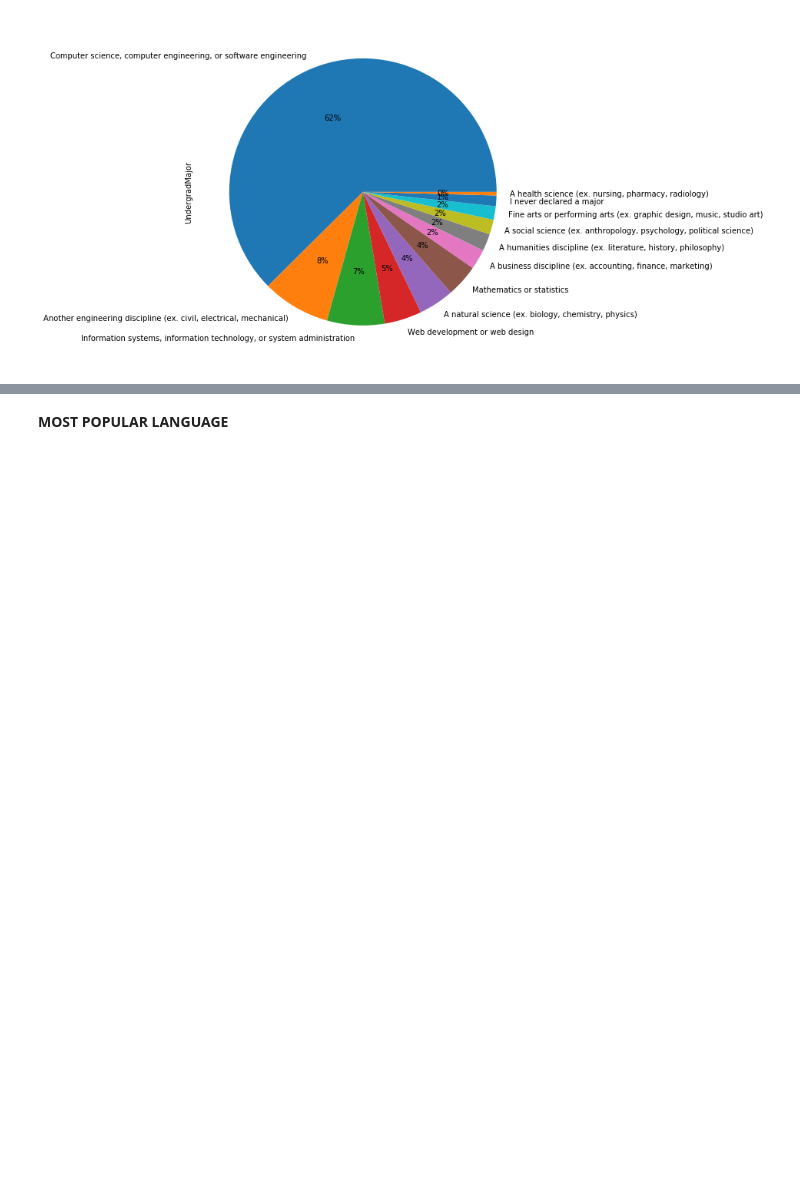
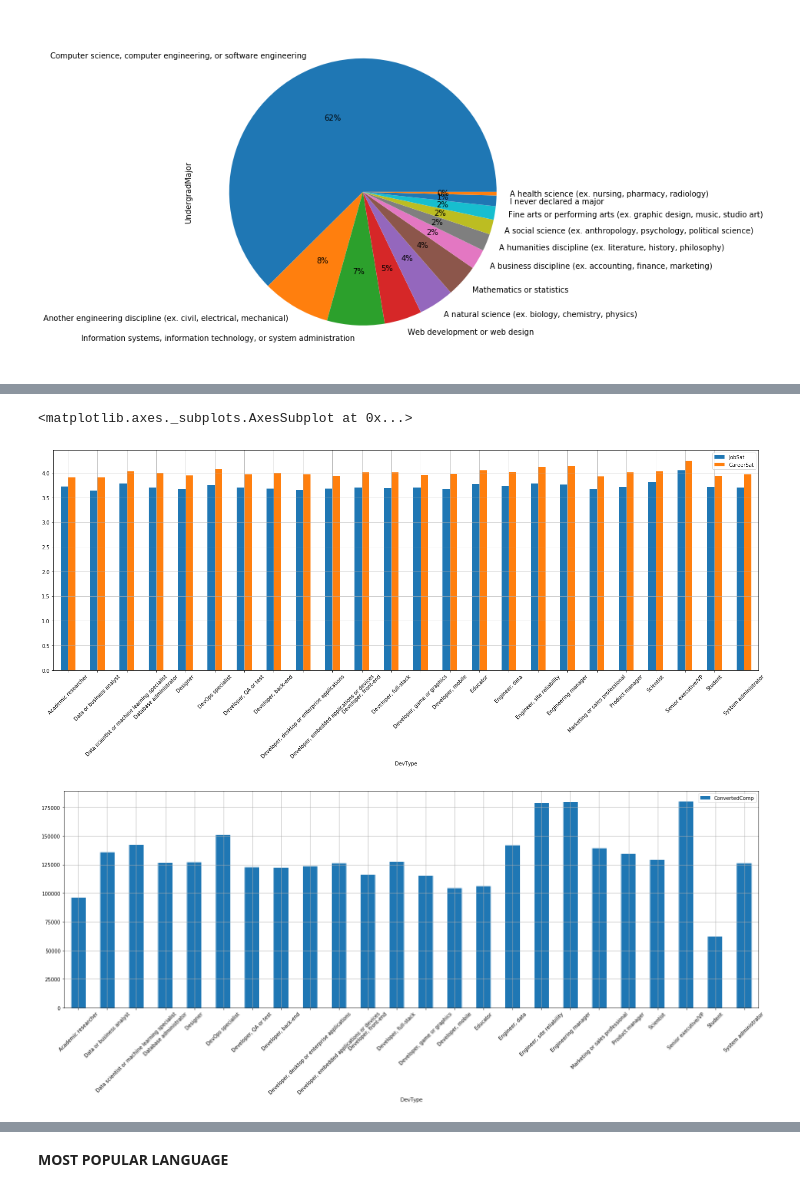
Before and after one commit to Ritvik19/Data-Tales, a Jupyter notebook: Stack-Overflow-Developer-Survey-2019/Analysis.ipynb, the cells around one changed output, grey strips where cells are left out. Drawn from its saved outputs; the diff is of its cells as text; code cells hidden in the pictures; blank space fills up the shorter version.

```diff
--- a/Stack-Overflow-Developer-Survey-2019/Analysis.ipynb
+++ b/Stack-Overflow-Developer-Survey-2019/Analysis.ipynb
@@ -261,0 +291,26 @@ data['UndergradMajor'].value_counts().plot.pie(figsize=(8,8), autopct='%1.0f%%')
+# %%
+_ = data[['JobSat', 'CareerSat', 'DevType', 'ConvertedComp']]
+_.dropna(inplace=True)
+_['DevType'] = _['DevType'].apply(lambda x: x.split(';'))
+_ = _.explode('DevType')
+
+def satisfaction(x):
+    if x == 'Very satisfied':
+        return 5
+    if x == 'Slightly satisfied':
+        return 4
+    if x == 'Neither satisfied nor dissatisfied':
+        return 3
+    if x == 'Slightly dissatisfied':
+        return 2
+    if x == 'Very dissatisfied':
+        return 1
+
+_['JobSat'] = _['JobSat'].apply(satisfaction)
+_['CareerSat'] = _['CareerSat'].apply(satisfaction)
+_.groupby('DevType')[['JobSat', 'CareerSat']].mean().plot.bar(figsize=(25,8), grid=True, rot=45)
+_.groupby('DevType')[['ConvertedComp']].mean().plot.bar(figsize=(25,8), grid=True, rot=45)
+# %% [output]
+<matplotlib.axes._subplots.AxesSubplot at 0x...>
+[figure, added]
+[figure, added]
```
Also changed, not shown: parts of 19 cells of this notebook.
